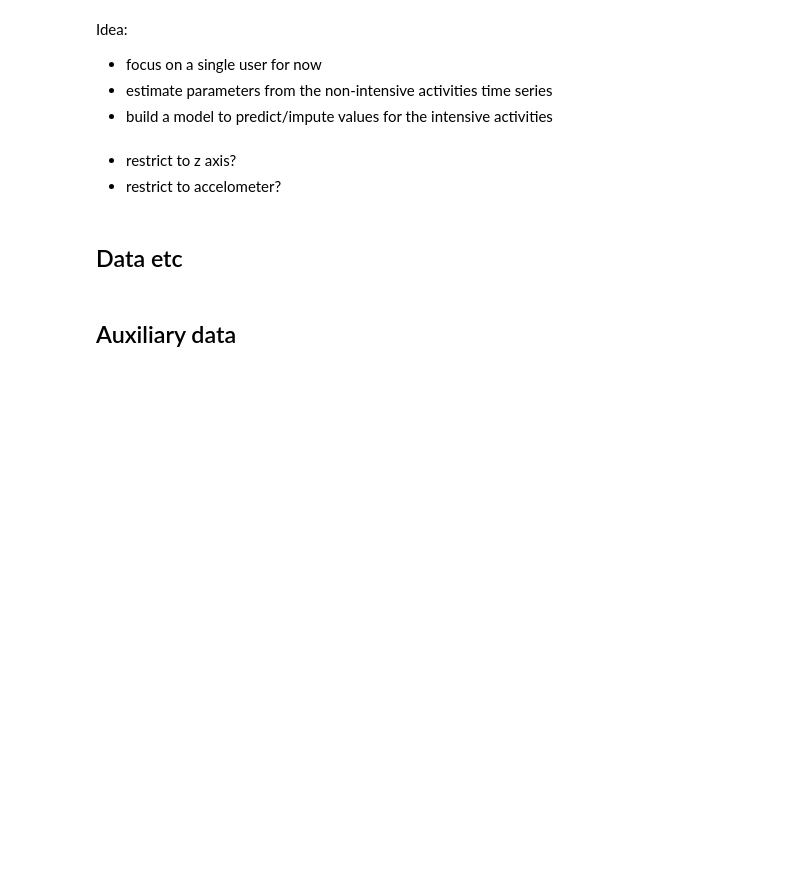
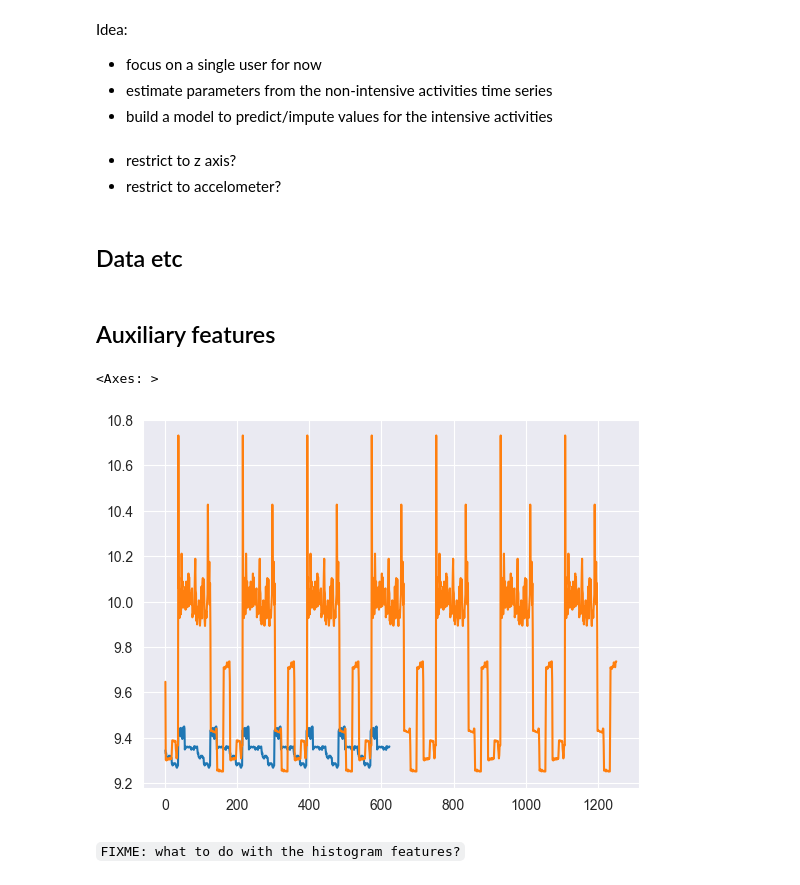
Before and after one commit to andleb/STATS608Final, a Jupyter notebook: toy_model.ipynb, the cells around one changed output. Saved outputs shown, nothing was run; the diff lists cells and outputs as text; code cells hidden in the pictures; blank space fills up the shorter version.

```diff
--- a/toy_model.ipynb
+++ b/toy_model.ipynb
@@ -66,4 +67,18 @@ activity_groups = {
 # %%
 user_id = 1610
 # %% [markdown]
-## Auxiliary data
+## Auxiliary features
+# %%
+idx_eat = phone_acc_df.loc[user_id, 'ACTIVITY'].isin({activity_codes.inverse[desc] for desc in activity_groups['hand-eating']})
+
+df_eat = phone_acc_df.loc[user_id][idx_eat]
+# %%
+idx_act = phone_acc_df.loc[user_id, 'ACTIVITY'].isin({activity_codes.inverse[desc] for desc in activity_groups['hand']})
+
+df_act = phone_acc_df.loc[user_id][idx_act]
+# %%
+df_eat.reset_index()['RESULTANT'].plot()
+df_act.reset_index()['RESULTANT'].plot()
+# %% [output]
+<Axes: >
+[figure, added]
@@ -69,0 +87,2 @@ user_id = 1610
+# %% [markdown]
+`FIXME: what to do with the histogram features?`
```
Also changed, not shown: parts of 11 cells of this notebook.
